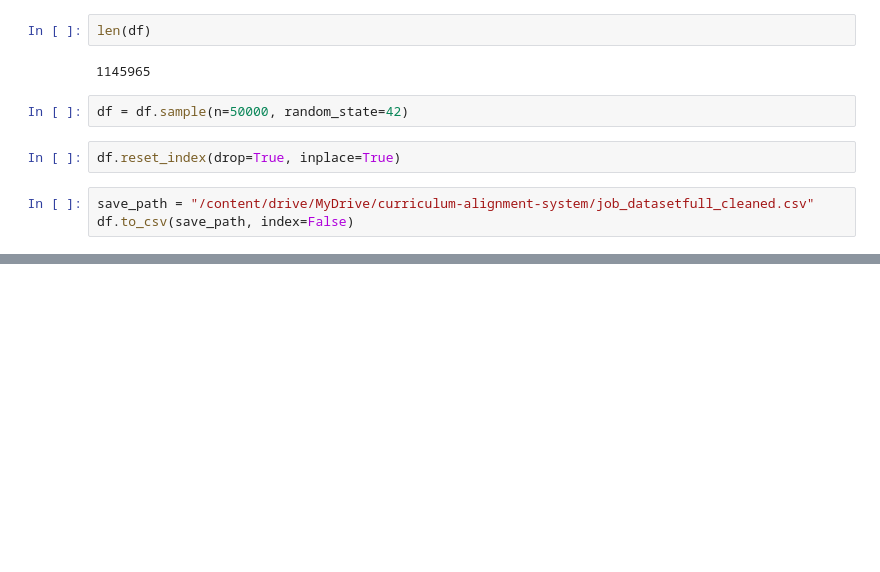
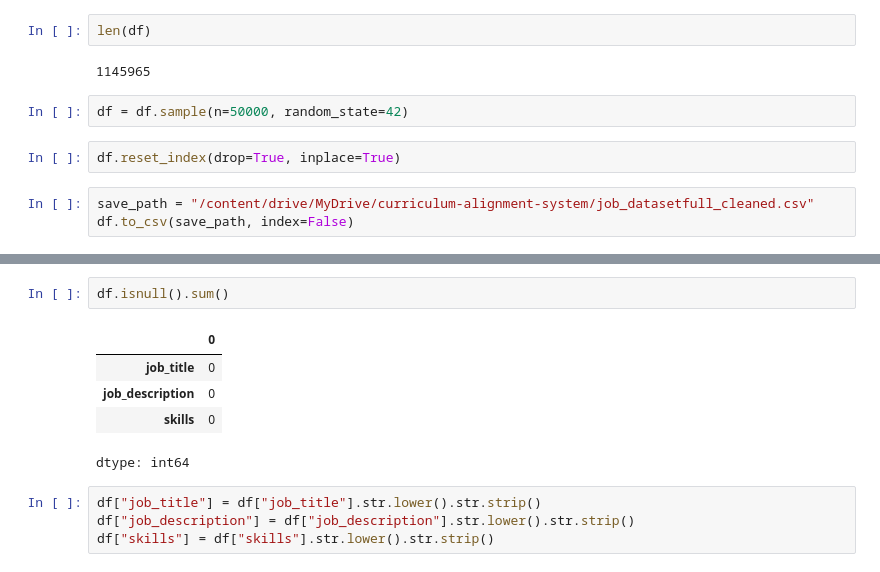
Before and after one commit to Psalmist70/curriculum-alignment-system, a Jupyter notebook: notebooks/curriculum_alignment_analysis.ipynb, the cells around one changed output, grey strips where cells are left out. Saved outputs shown, nothing was run; the diff lists cells and outputs as text; blank space fills up the shorter version.

```diff
--- a/notebooks/curriculum_alignment_analysis.ipynb
+++ b/notebooks/curriculum_alignment_analysis.ipynb
@@ -140,0 +237,12 @@ df.to_csv(save_path, index=False)
+# %%
+df.isnull().sum()
+# %% [output]
+|  | 0 |
+| job_title | 0 |
+| job_description | 0 |
+| skills | 0 |
+dtype: int64
+# %%
+df["job_title"] = df["job_title"].str.lower().str.strip()
+df["job_description"] = df["job_description"].str.lower().str.strip()
+df["skills"] = df["skills"].str.lower().str.strip()
```
Also changed, not shown: parts of 8 cells of this notebook.
